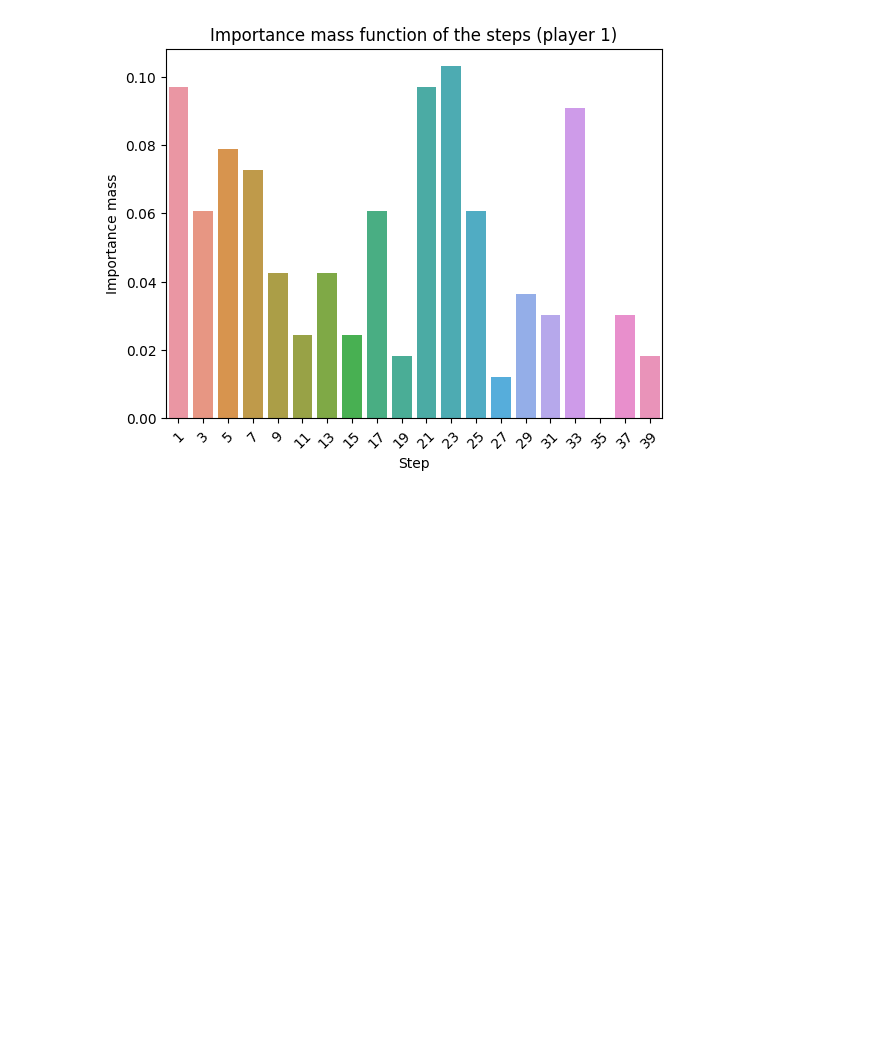
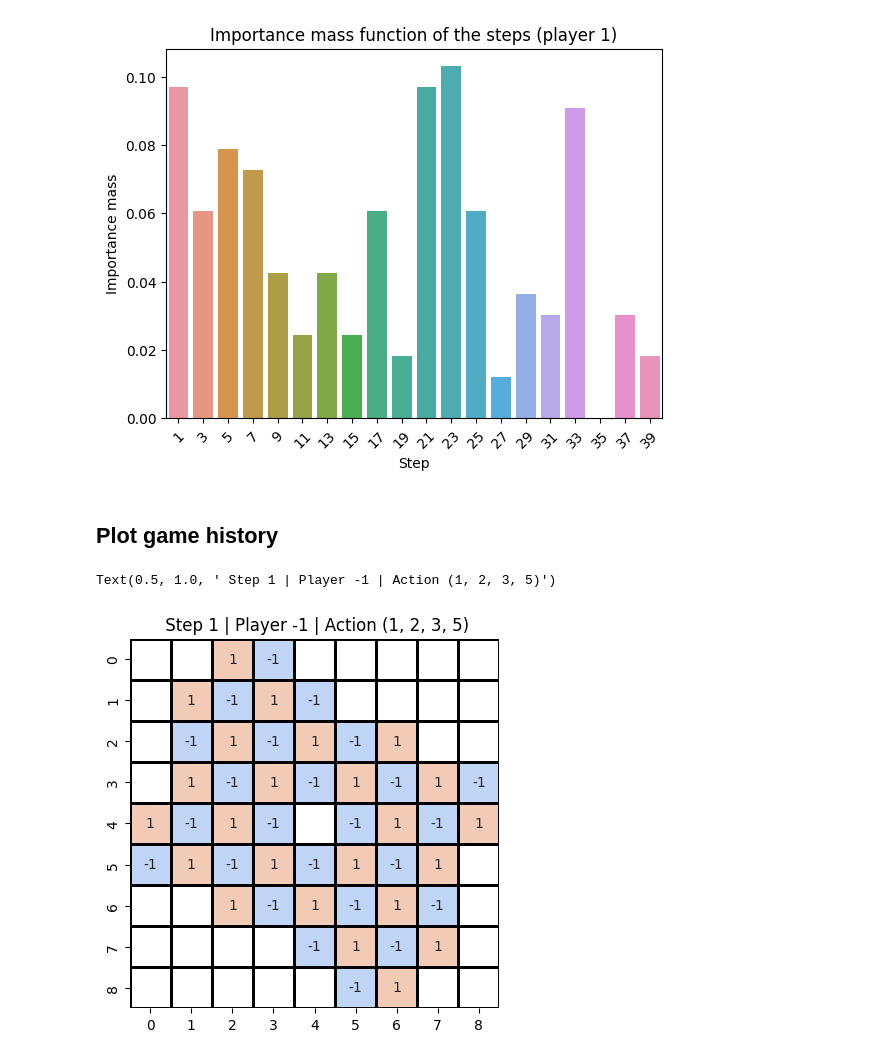
Before and after one commit to StephaneBranly/INF8215-Avalam-AI, a Jupyter notebook: stats/plot_experiments.ipynb, the cells around one changed output. Saved outputs shown, nothing was run; the diff lists cells and outputs as text; code cells hidden in the pictures; blank space fills up the shorter version.

Commit message:
[+] Game histories

```diff
--- a/stats/plot_experiments.ipynb
+++ b/stats/plot_experiments.ipynb
@@ -311,3 +311,31 @@ _ = ax.set_xticklabels(x_ticks, rotation=45)
 [figure]
 # %%
 df['step_importance'].to_csv('step_importance.csv')
+# %% [markdown]
+## Plot game history
+# %%
+board = [ [ 0,  0,  1, -1,  0,  0,  0,  0,  0],
+                      [ 0,  1, -1,  1, -1,  0,  0,  0,  0],
+                      [ 0, -1,  1, -1,  1, -1,  1,  0,  0],
+                      [ 0,  1, -1,  1, -1,  1, -1,  1, -1],
+                      [ 1, -1,  1, -1,  0, -1,  1, -1,  1],
+                      [-1,  1, -1,  1, -1,  1, -1,  1,  0],
+                      [ 0,  0,  1, -1,  1, -1,  1, -1,  0],
+                      [ 0,  0,  0,  0, -1,  1, -1,  1,  0],
+                      [ 0,  0,  0,  0,  0, -1,  1,  0,  0] ]
+mask = np.array([ [ True,  True,  False, False,  True,  True,  True,  True,  True],
+                      [ True,  False, False,  False, False,  True,  True,  True,  True],
+                      [ True, False,  False, False,  False, False,  False,  True,  True],
+                      [ True,  False, False,  False, False,  False, False,  False, False],
+                      [ False, False,  False, False,  True, False,  False, False,  False],
+                      [False,  False, False,  False, False,  False, False,  False,  True],
+                      [ True,  True,  False, False,  False, False,  False, False,  True],
+                      [ True,  True,  True,  True, False,  False, False,  False,  True],
+                      [ True,  True,  True,  True,  True, False,  False,  True,  True] ])
+
+fig.set_animated(True)
+fig = sns.heatmap(board, annot=True, cmap='coolwarm', cbar=False, linewidths=1, linecolor='black', square=True, mask=mask, vmin=-5, vmax=5)
+fig.set_title(" Step 1 | Player -1 | Action (1, 2, 3, 5)")
+# %% [output]
+Text(0.5, 1.0, ' Step 1 | Player -1 | Action (1, 2, 3, 5)')
+[figure, added]
```
Also changed, not shown: 9 other files.
